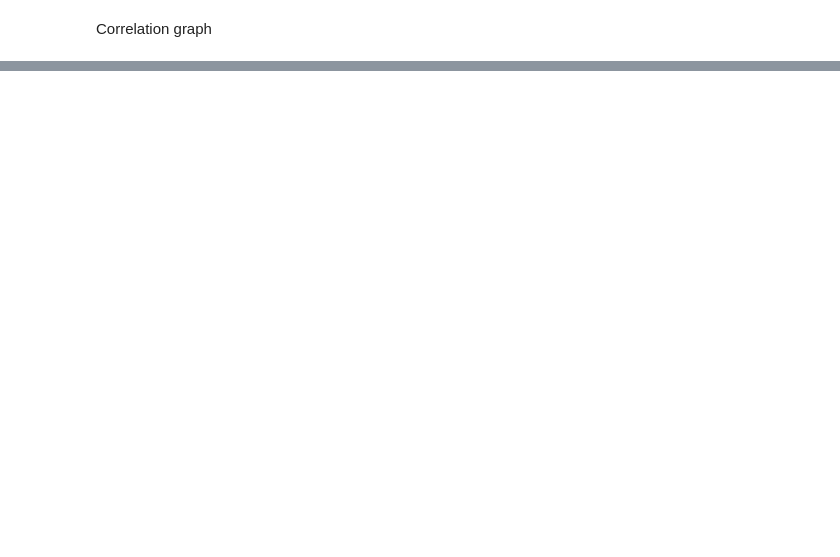
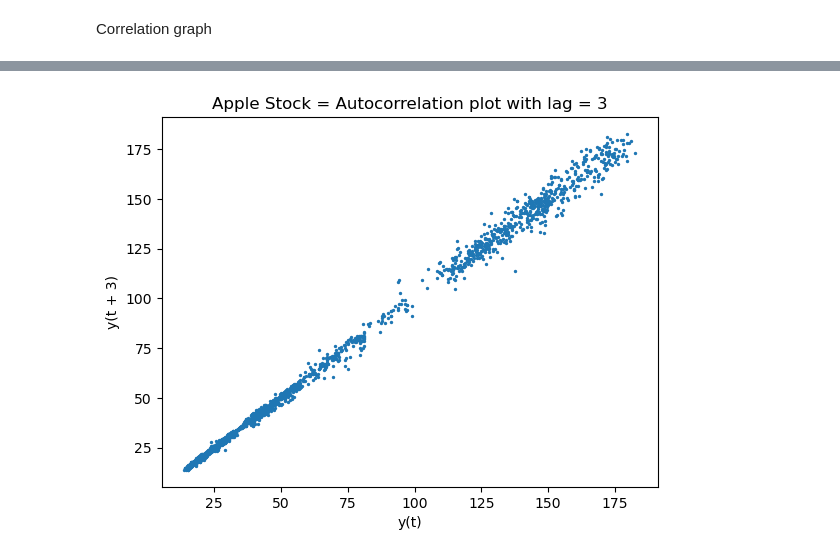
Before and after one commit to eahn01/Stock-Market-Analysis-ahn-liu-econ323, a Jupyter notebook: analysis.ipynb, the cells around one changed output, grey strips where cells are left out. Drawn from its saved outputs; the diff is of its cells as text; code cells hidden in the pictures; blank space fills up the shorter version.

```diff
--- a/analysis.ipynb
+++ b/analysis.ipynb
@@ -411,0 +425,7 @@ plt.show()
+# %%
+plt.figure()
+lag_plot(aapl['Open'], lag=3, s = 2)
+plt.title('Apple Stock = Autocorrelation plot with lag = 3')
+plt.show()
+# %% [output]
+[figure, added]
```
Also changed, not shown: parts of 10 cells of this notebook.
